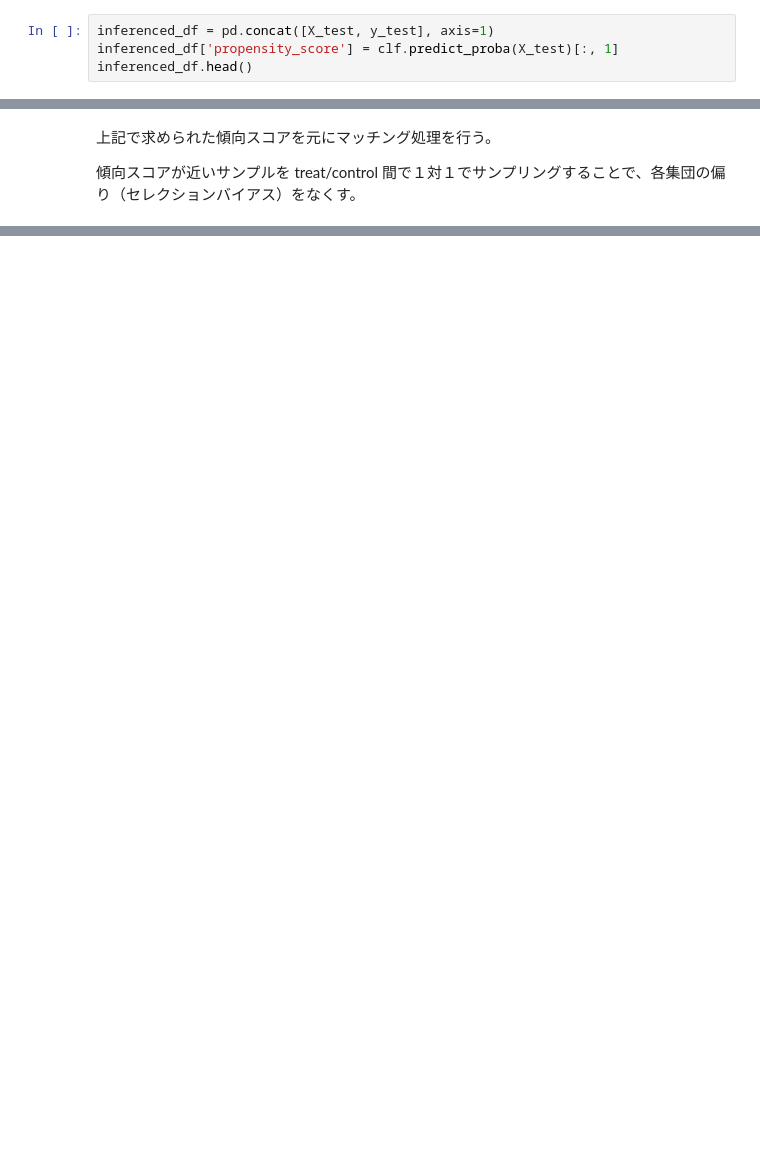
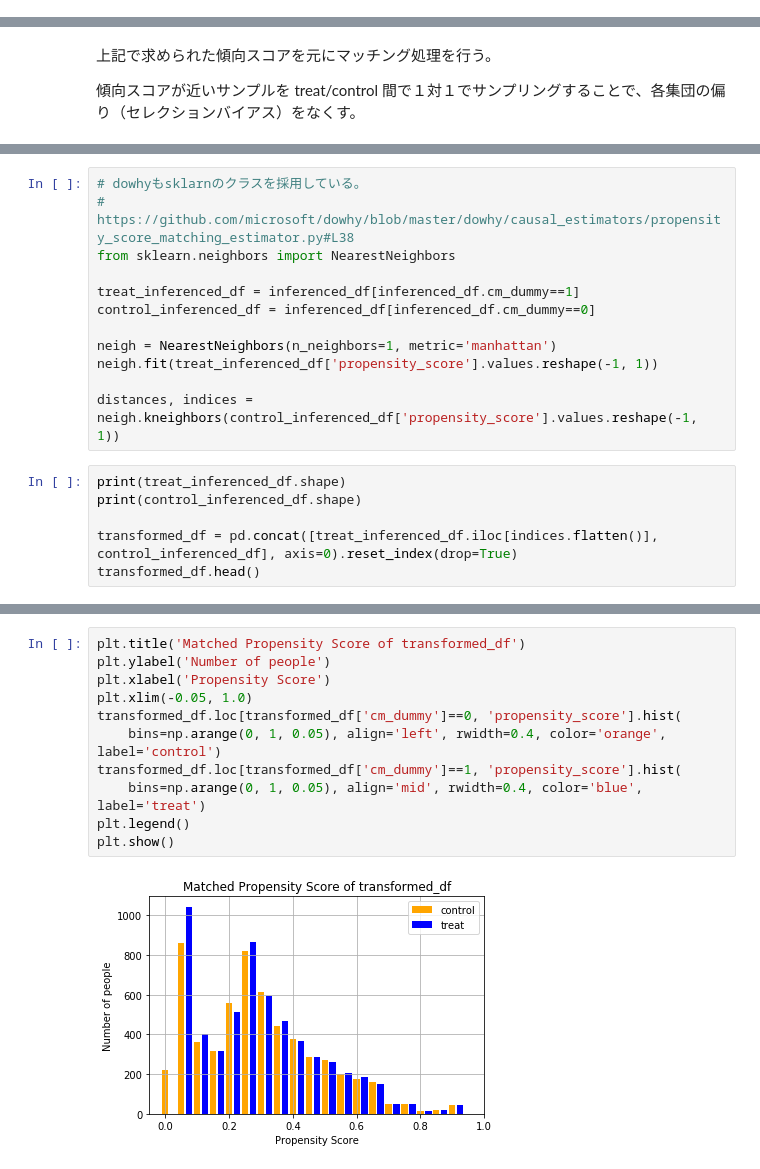
Before and after one commit to louis1022/ML_notebook, a Jupyter notebook: causal_reasoning/notebook/propensity_score.ipynb, the cells around one changed output, grey strips where cells are left out. Drawn from its saved outputs; the diff is of its cells as text; blank space fills up the shorter version.

```diff
--- a/causal_reasoning/notebook/propensity_score.ipynb
+++ b/causal_reasoning/notebook/propensity_score.ipynb
@@ -110,4 +180,0 @@ LogisticRegression(C=1.0, class_weight=None, dual=False, fit_intercept=True,
-# %%
-inferenced_df = pd.concat([X_test, y_test], axis=1)
-inferenced_df['propensity_score'] = clf.predict_proba(X_test)[:, 1]
-inferenced_df.head()
@@ -149,0 +185,18 @@ pass test
+# %%
+# dowhyもsklarnのクラスを採用している。
+# https://github.com/microsoft/dowhy/blob/master/dowhy/causal_estimators/propensity_score_matching_estimator.py#L38
+from sklearn.neighbors import NearestNeighbors
+
+treat_inferenced_df = inferenced_df[inferenced_df.cm_dummy==1]
+control_inferenced_df = inferenced_df[inferenced_df.cm_dummy==0]
+
+neigh = NearestNeighbors(n_neighbors=1, metric='manhattan')
+neigh.fit(treat_inferenced_df['propensity_score'].values.reshape(-1, 1))
+
+distances, indices = neigh.kneighbors(control_inferenced_df['propensity_score'].values.reshape(-1, 1))
+# %%
+print(treat_inferenced_df.shape)
+print(control_inferenced_df.shape)
+
+transformed_df = pd.concat([treat_inferenced_df.iloc[indices.flatten()], control_inferenced_df], axis=0).reset_index(drop=True)
+transformed_df.head()
@@ -149,0 +213,13 @@ pass test
+# %%
+plt.title('Matched Propensity Score of transformed_df')
+plt.ylabel('Number of people')
+plt.xlabel('Propensity Score')
+plt.xlim(-0.05, 1.0)
+transformed_df.loc[transformed_df['cm_dummy']==0, 'propensity_score'].hist(
+    bins=np.arange(0, 1, 0.05), align='left', rwidth=0.4, color='orange', label='control')
+transformed_df.loc[transformed_df['cm_dummy']==1, 'propensity_score'].hist(
+    bins=np.arange(0, 1, 0.05), align='mid', rwidth=0.4, color='blue', label='treat')
+plt.legend()
+plt.show()
+# %% [output]
+[figure, added]
```
Also changed, not shown: parts of 31 cells of this notebook, 3 other files.
